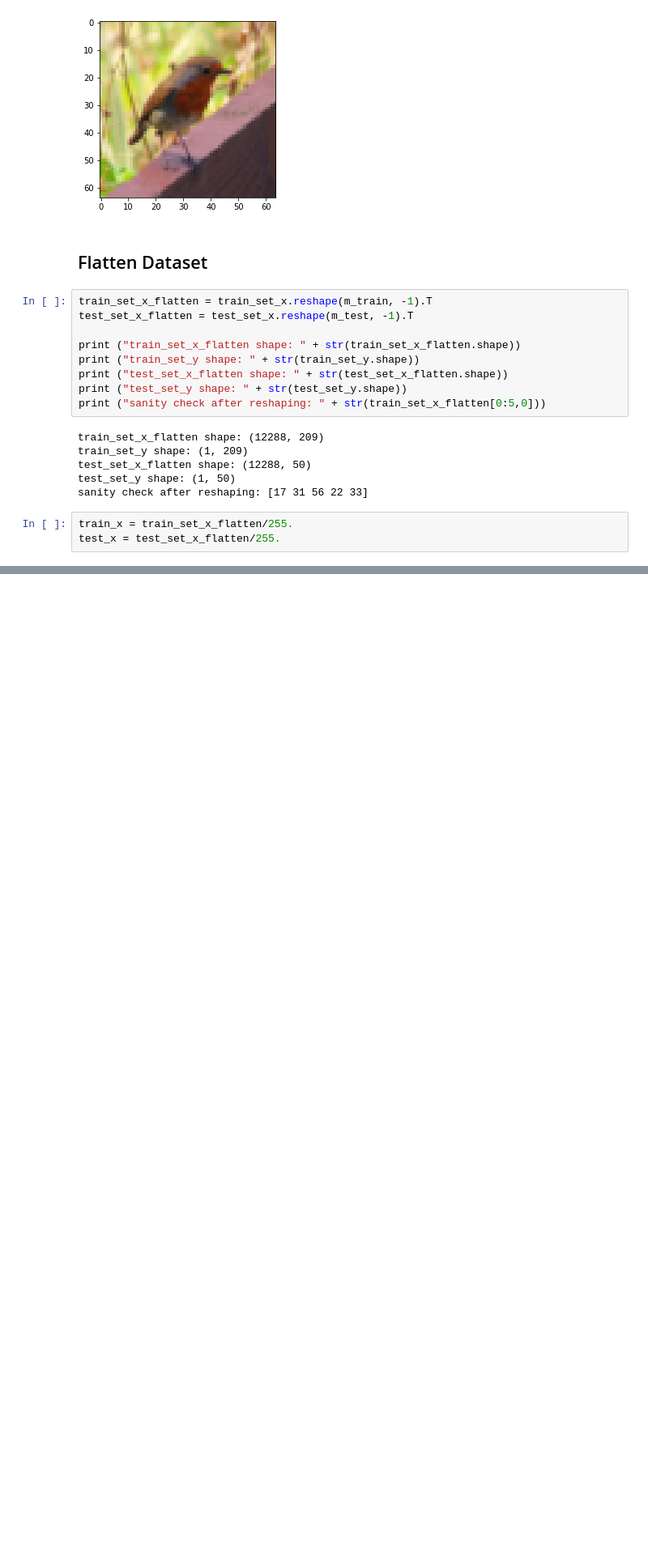
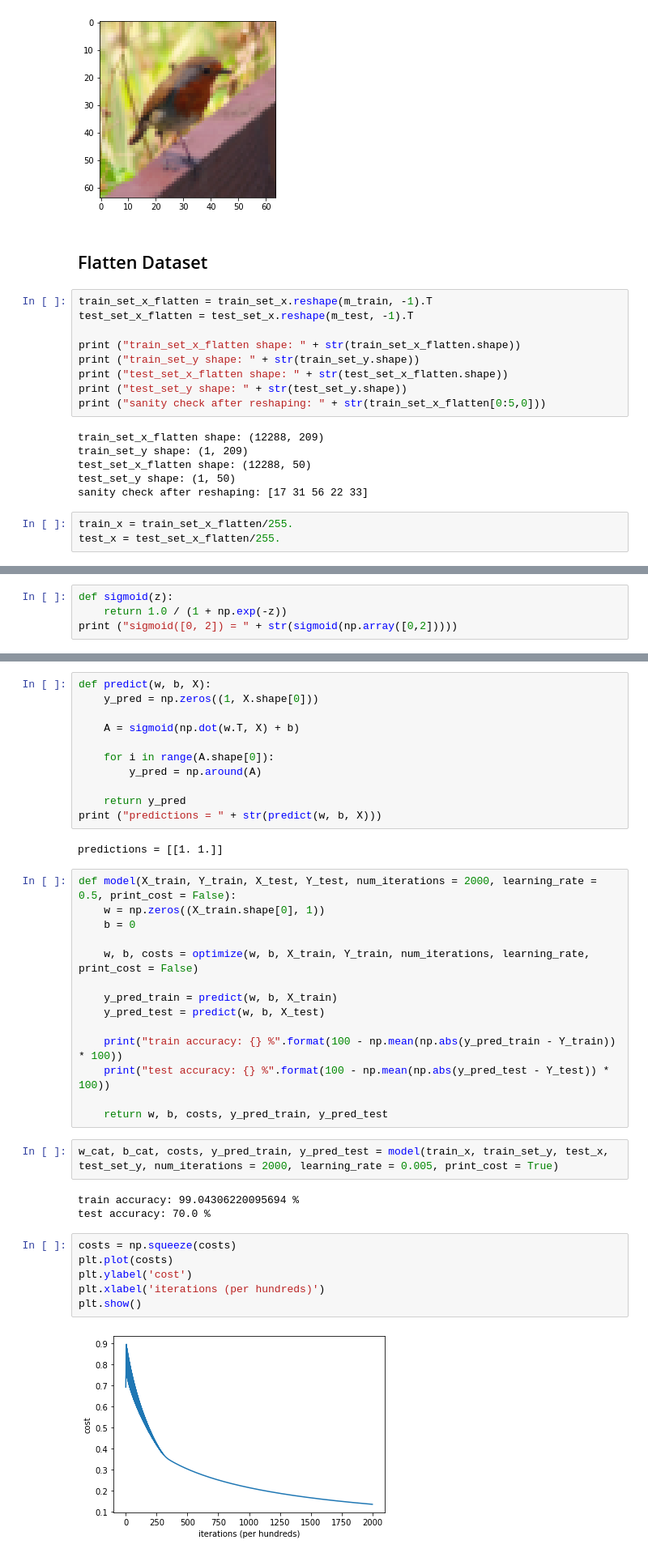
Before and after one commit to deepanshut041/Deep-Learning-Specialization, a Jupyter notebook: week1/01 Logistic Regression.ipynb, the cells around one changed output, grey strips where cells are left out. Shown: that part at 81% size. Drawn from its saved outputs; the diff is of its cells as text; blank space fills up the shorter version.

```diff
--- a/week1/01 Logistic Regression.ipynb
+++ b/week1/01 Logistic Regression.ipynb
@@ -97,0 +102,4 @@ test_x = test_set_x_flatten/255.
+# %%
+def sigmoid(z):
+    return 1.0 / (1 + np.exp(-z))
+print ("sigmoid([0, 2]) = " + str(sigmoid(np.array([0,2]))))
@@ -97,0 +161,40 @@ test_x = test_set_x_flatten/255.
+# %%
+def predict(w, b, X):
+    y_pred = np.zeros((1, X.shape[0]))
+
+    A = sigmoid(np.dot(w.T, X) + b)
+
+    for i in range(A.shape[0]):
+        y_pred = np.around(A)
+
+    return y_pred
+print ("predictions = " + str(predict(w, b, X)))
+# %% [output]
+predictions = [[1. 1.]]
+# %%
+def model(X_train, Y_train, X_test, Y_test, num_iterations = 2000, learning_rate = 0.5, print_cost = False):
+    w = np.zeros((X_train.shape[0], 1))
+    b = 0
+
+    w, b, costs = optimize(w, b, X_train, Y_train, num_iterations, learning_rate, print_cost = False)
+
+    y_pred_train = predict(w, b, X_train)
+    y_pred_test = predict(w, b, X_test)
+
+    print("train accuracy: {} %".format(100 - np.mean(np.abs(y_pred_train - Y_train)) * 100))
+    print("test accuracy: {} %".format(100 - np.mean(np.abs(y_pred_test - Y_test)) * 100))
+
+    return w, b, costs, y_pred_train, y_pred_test
+# %%
+w_cat, b_cat, costs, y_pred_train, y_pred_test = model(train_x, train_set_y, test_x, test_set_y, num_iterations = 2000, learning_rate = 0.005, print_cost = True)
+# %% [output]
+train accuracy: 99.04306220095694 %
+test accuracy: 70.0 %
+# %%
+costs = np.squeeze(costs)
+plt.plot(costs)
+plt.ylabel('cost')
+plt.xlabel('iterations (per hundreds)')
+plt.show()
+# %% [output]
+[figure, added]
```
Also changed, not shown: parts of 6 cells of this notebook.
